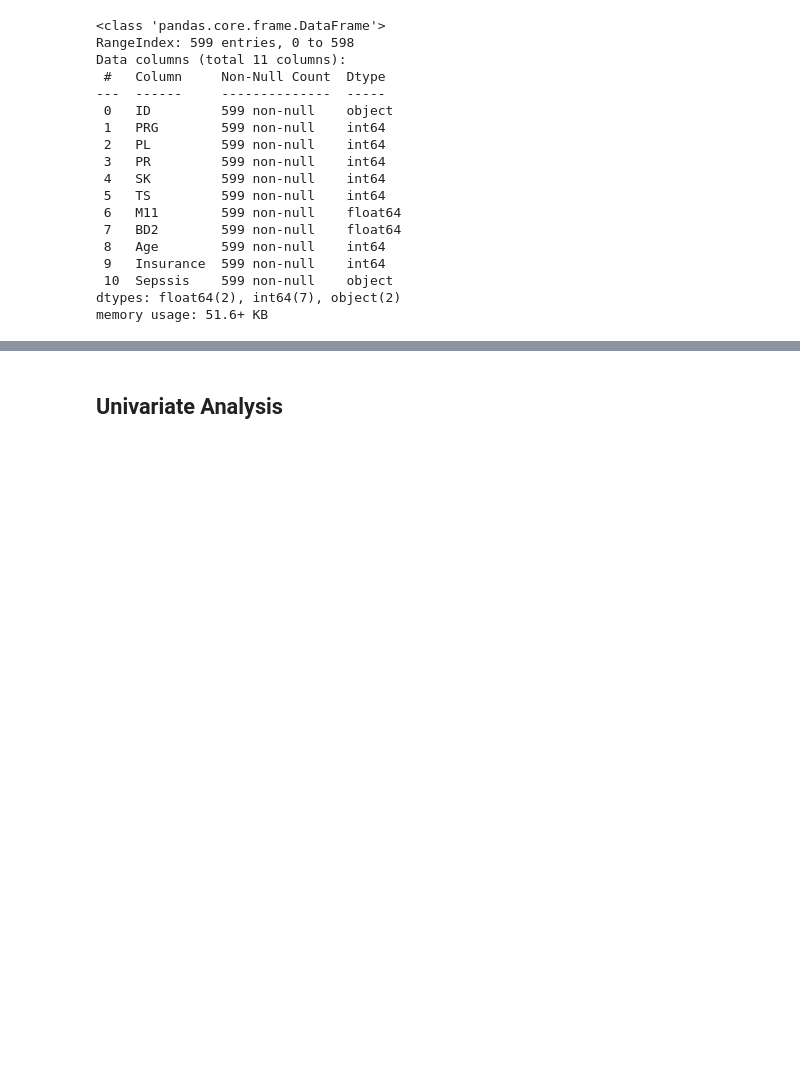
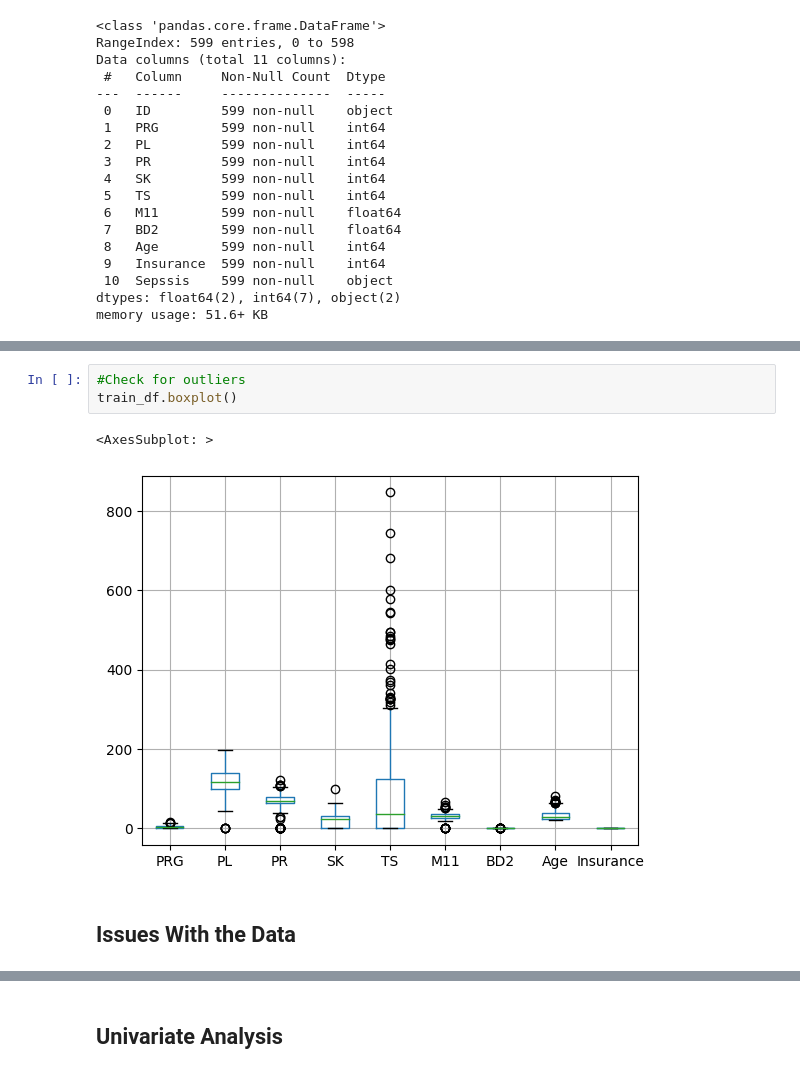
Before and after one commit to Gilbert-B/Machine-Learning-API-using-FastAPI, a Jupyter notebook: datasets/Sepsis.ipynb, the cells around one changed output, grey strips where cells are left out. Saved outputs shown, nothing was run; the diff lists cells and outputs as text; blank space fills up the shorter version.

```diff
--- a/datasets/Sepsis.ipynb
+++ b/datasets/Sepsis.ipynb
@@ -162,0 +191,8 @@ train_df.describe()
+# %%
+#Check for outliers
+train_df.boxplot()
+# %% [output]
+<AxesSubplot: >
+[figure, added]
+# %% [markdown]
+## Issues With the Data
```
Also changed, not shown: parts of 69 cells of this notebook, 1 other file.
